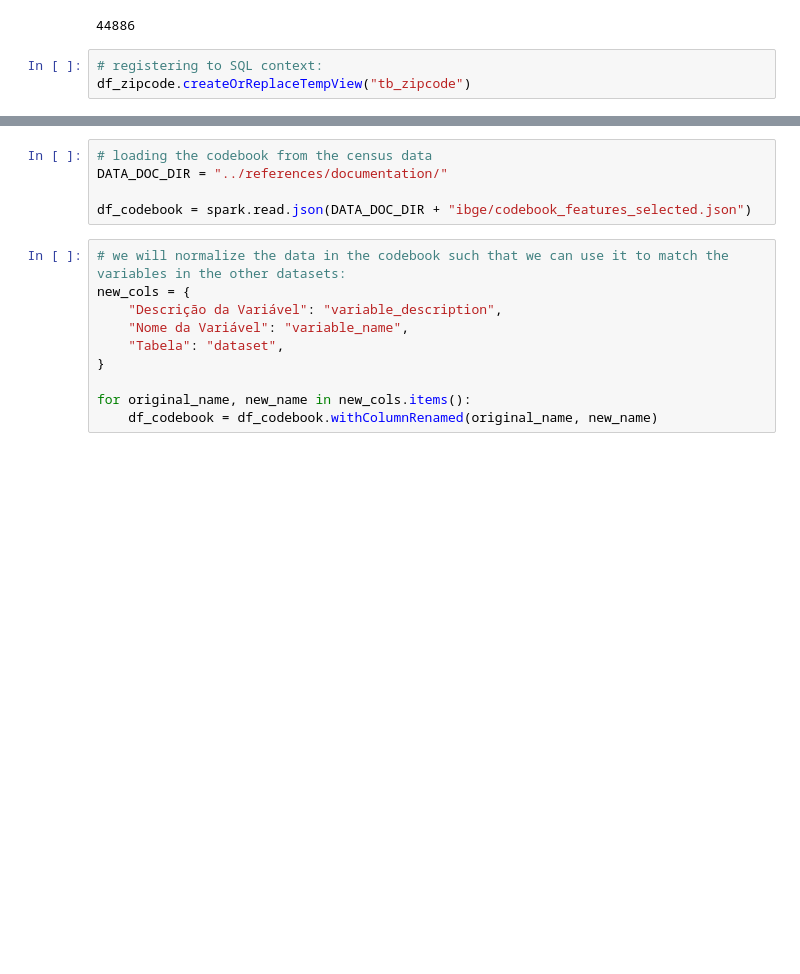
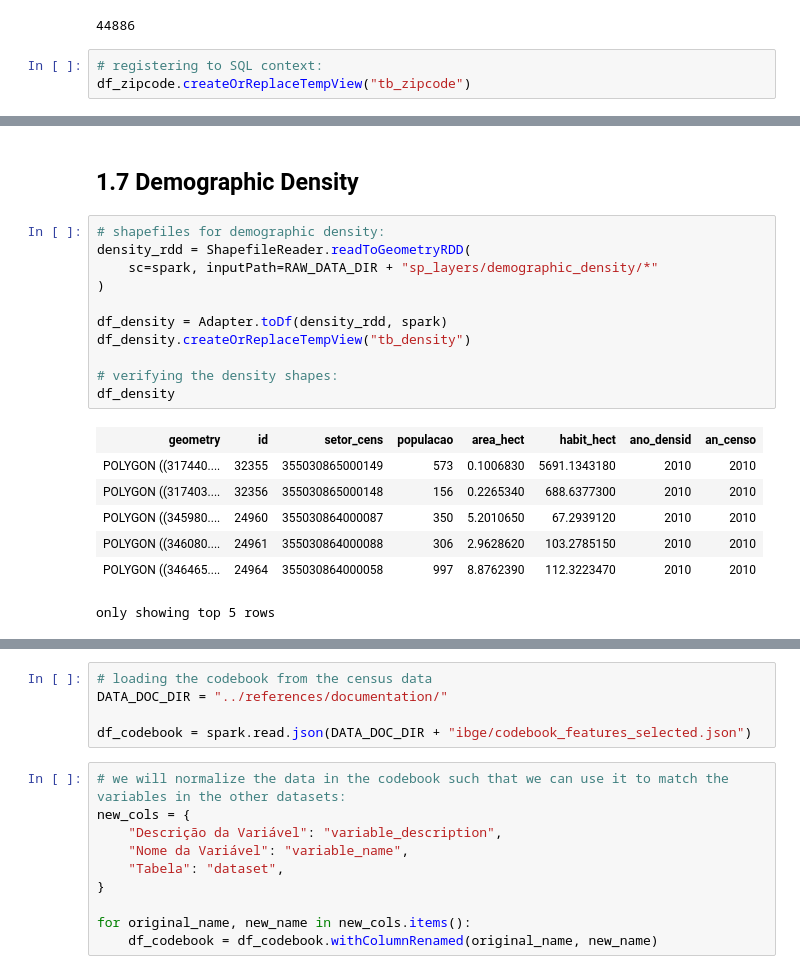
Before and after one commit to mateuspicanco/project-atlas-sao-paulo, a Jupyter notebook: notebooks/1.2 Data Prep - IBGE Census.ipynb, the cells around one changed output, grey strips where cells are left out. Cells and saved outputs as stored; diff of their text form; blank space fills up the shorter version.

Commit message:
fix: implemented ipvs and demographic density

```diff
--- a/notebooks/1.2 Data Prep - IBGE Census.ipynb
+++ b/notebooks/1.2 Data Prep - IBGE Census.ipynb
@@ -370,0 +520,21 @@ df_zipcode.createOrReplaceTempView("tb_zipcode")
+# %% [markdown]
+## 1.7 Demographic Density
+# %%
+# shapefiles for demographic density:
+density_rdd = ShapefileReader.readToGeometryRDD(
+    sc=spark, inputPath=RAW_DATA_DIR + "sp_layers/demographic_density/*"
+)
+
+df_density = Adapter.toDf(density_rdd, spark)
+df_density.createOrReplaceTempView("tb_density")
+
+# verifying the density shapes:
+df_density
+# %% [output]
+| geometry | id | setor_cens | populacao | area_hect | habit_hect | ano_densid | an_censo |
+| POLYGON ((317440.... | 32355 | 355030865000149 | 573 | 0.1006830 | 5691.1343180 | 2010 | 2010 |
+| POLYGON ((317403.... | 32356 | 355030865000148 | 156 | 0.2265340 | 688.6377300 | 2010 | 2010 |
+| POLYGON ((345980.... | 24960 | 355030864000087 | 350 | 5.2010650 | 67.2939120 | 2010 | 2010 |
+| POLYGON ((346080.... | 24961 | 355030864000088 | 306 | 2.9628620 | 103.2785150 | 2010 | 2010 |
+| POLYGON ((346465.... | 24964 | 355030864000058 | 997 | 8.8762390 | 112.3223470 | 2010 | 2010 |
+only showing top 5 rows
```
Also changed, not shown: parts of 52 cells of this notebook, 2 other files.
